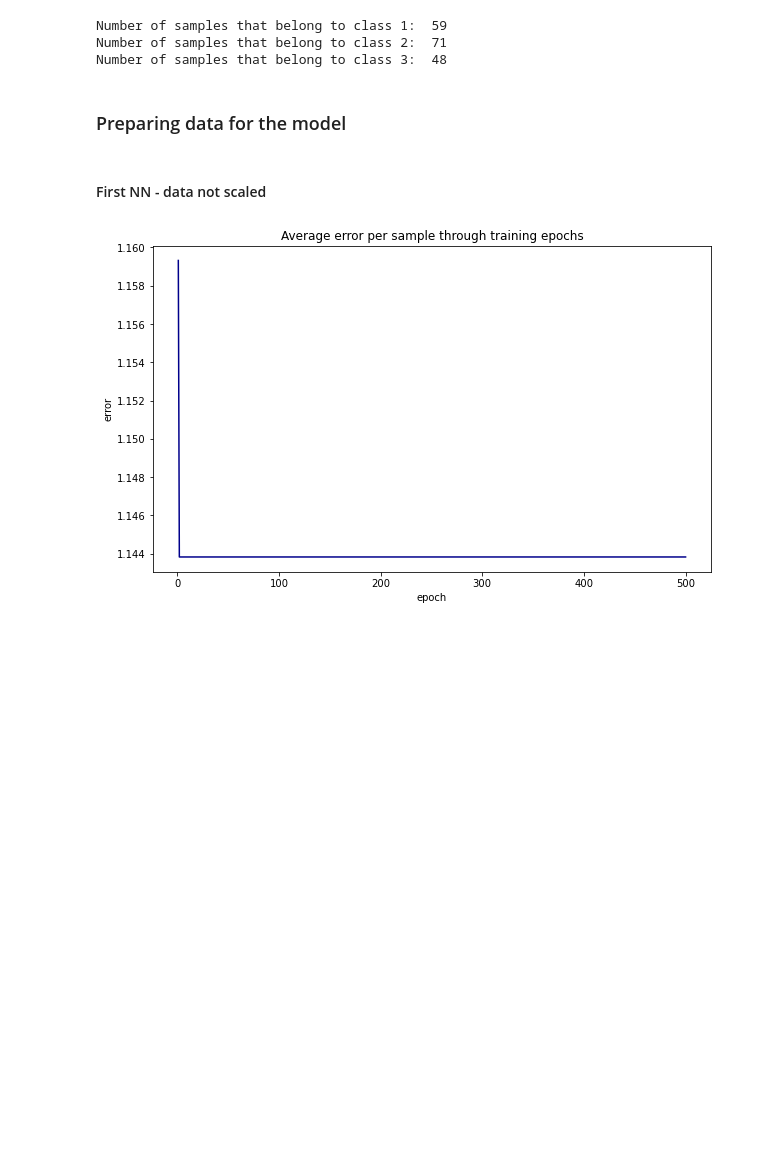
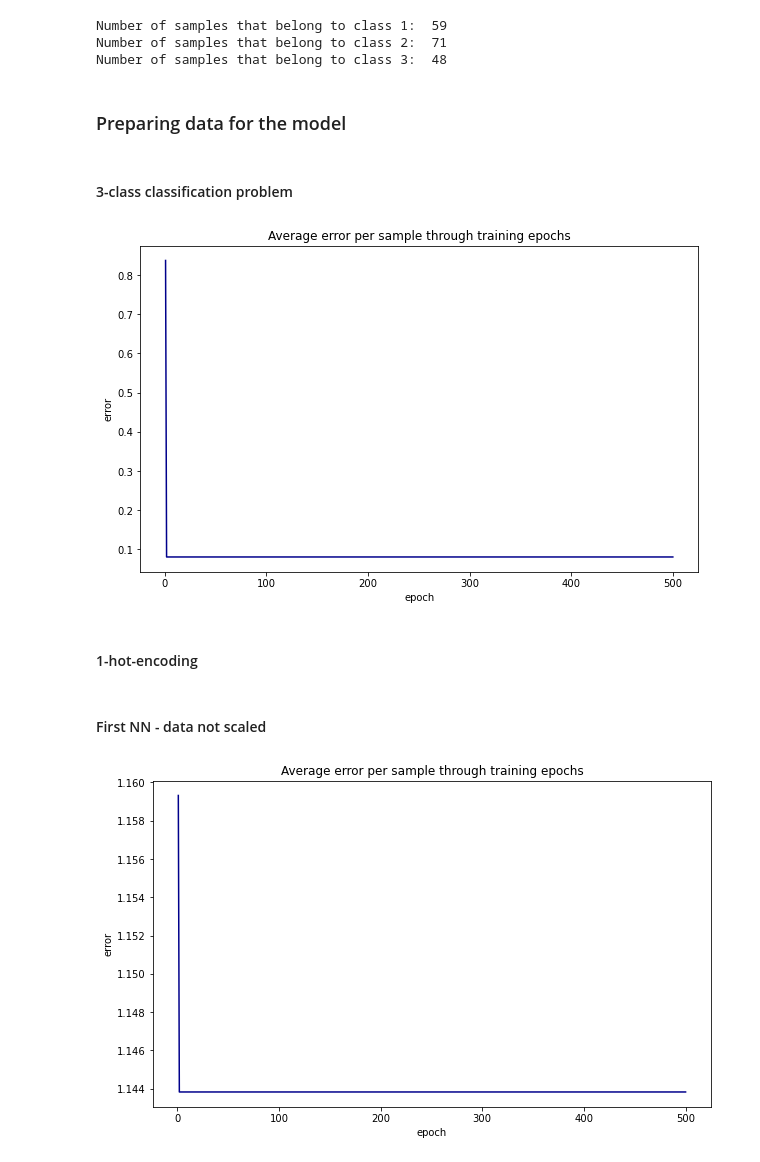
Before and after one commit to nadiaverdha/MachineLearningEx2, a Jupyter notebook: Ex2_wine.ipynb, the cells around one changed output. Saved outputs shown, nothing was run; the diff lists cells and outputs as text; code cells hidden in the pictures; blank space fills up the shorter version.

```diff
--- a/Ex2_wine.ipynb
+++ b/Ex2_wine.ipynb
@@ -58,4 +58,30 @@ Number of samples that belong to class 3:  48
 # %%
 X = df_wine.drop(['class'], axis=1).to_numpy()
 Y = df_wine['class']
+# %% [markdown]
+#### 3-class classification problem
+# %%
+Y = Y.to_numpy().reshape(-1,1)
+#splitting into train and test set
+X_train, X_test, y_train, y_test = train_test_split(X, Y, test_size=0.2, random_state=1234)
+
+#splitting into train and validation set
+X_train, X_val, y_train, y_val = train_test_split(X_train, y_train, test_size=0.1, random_state = 1234)
+# %%
+seed = 1000
+# network with 2 layers
+net = Network()
+net.add(FCLayer(13, 10, seed=seed))
+net.add(ActivationLayer(tanh, tanh_prime))
+net.add(FCLayer(10, 1, seed=seed))
+
+# train
+net.use(categorical_cross_entropy, categorical_cross_entropy_prime)
+
+err_vect = net.fit(X_train, y_train, epochs=500, learning_rate=0.1)
+net.plot_error_curve(err_vect)
+# %% [output]
+[figure, added]
+# %% [markdown]
+#### 1-hot-encoding
 # %%
```
Also changed, not shown: parts of 1 cell of this notebook.
